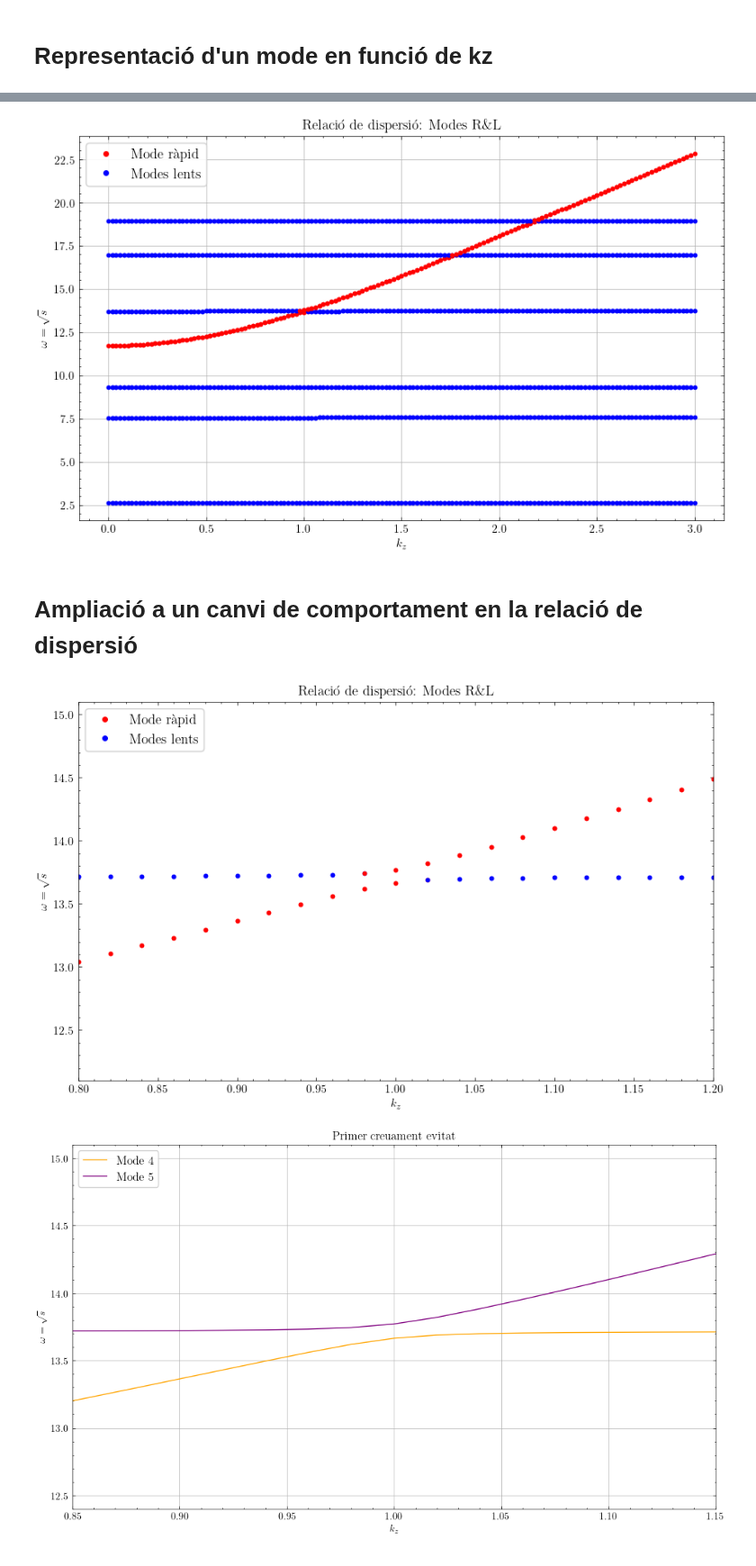
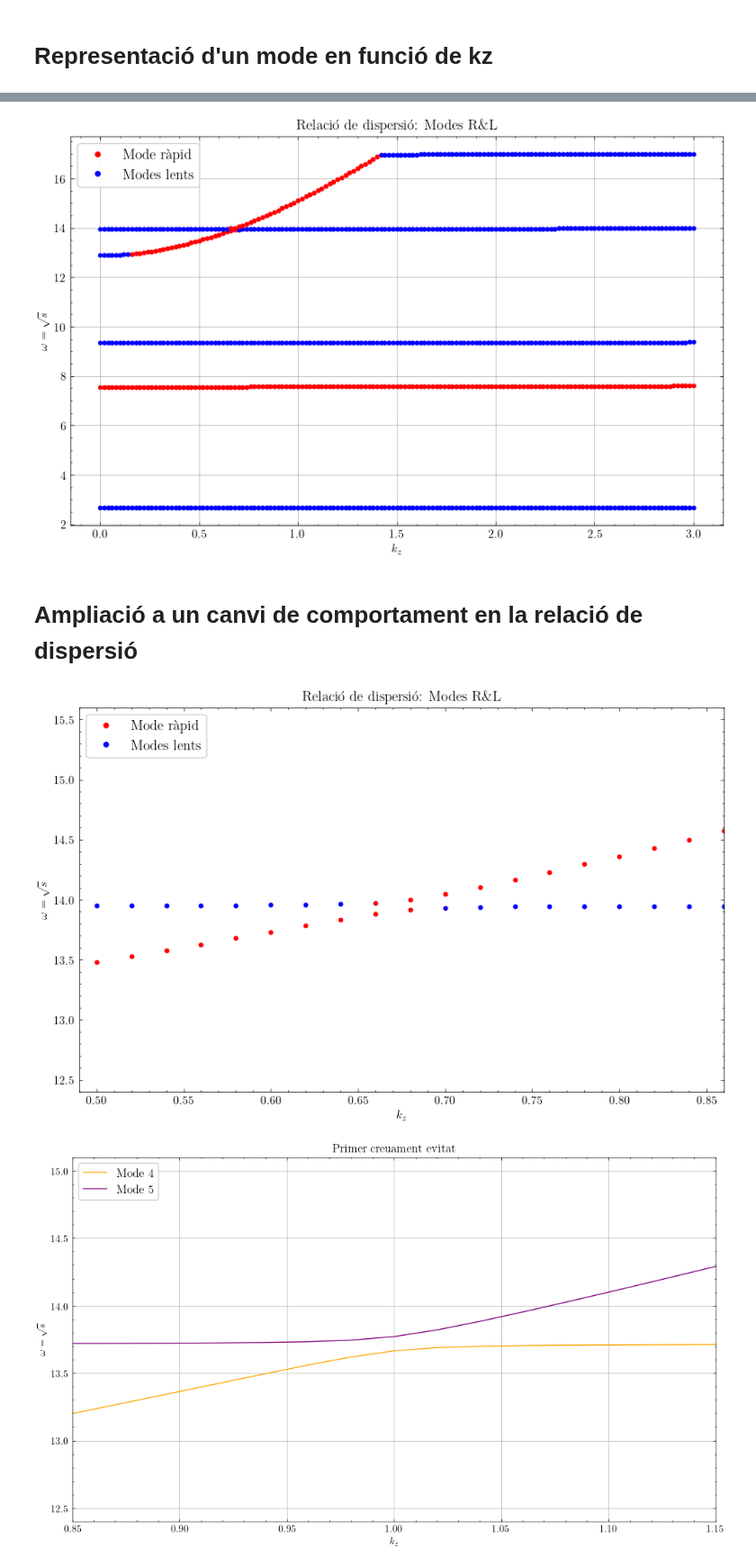
Before and after one commit to JoanRibotOliver/TFG, a Jupyter notebook: Fast & slow modes.ipynb, the cells around one changed output, grey strips where cells are left out. Shown at 90% size. Drawn from its saved outputs; the diff is of its cells as text; code cells hidden in the pictures.

```diff
--- a/Fast & slow modes.ipynb
+++ b/Fast & slow modes.ipynb
@@ -68,7 +68,7 @@ def get_eigenvalues(Nevals):
 
 
 """ Paràmetres """
-Nx = 128 # amb 32 ja no és smooth...
+Nx = 128*4 # amb 32 ja no és smooth...
 dtype = np.complex128 # malla en la que es treballa: 128 complexes, ja que hem definit Nx = 128
 
 
@@ -249,8 +249,8 @@ plt.savefig('eigenvalue_error.png', dpi=300)
 # Representació de les autofuncions
 # %%
 ### Nombre de modes que volem representar ###
-N_max_mode = 3
-N_min_mode = 0
+N_max_mode = 6
+N_min_mode = 2
 N_modes = N_max_mode - N_min_mode
 
 ### Define warm and cold color palettes ###
@@ -315,7 +315,7 @@ for n, idx in enumerate(np.argsort(solver.eigenvalues)[N_min_mode:N_max_mode], s
     df = pd.DataFrame(data)
 
 ## Create separate legends
-legend_v10x = plt.legend(handles=handles_v10x, title=r"$\tilde{v}_{x}$ Modes", loc="upper right", bbox_to_anchor=(0.875, 0.2075), frameon=True)
+legend_v10x = plt.legend(handles=handles_v10x, title=r"$\tilde{v}_{x}$ Modes", loc="upper right", bbox_to_anchor=(0.885, 0.25), frameon=True)
 plt.gca().add_artist(legend_v10x)  # Add the first legend to the plot
 plt.legend(handles=handles_v10z, title=r"$v_{z}$ Mode", loc="lower right", bbox_to_anchor=(1, 0), frameon=True)
 
@@ -355,8 +357,20 @@ Valors normalitzats:
 # %% [markdown]
 # Autofuncions individuals
 # %%
+### Nombre de modes ###
+N_max_mode = 6
+N_min_mode = 2
+N_modes = N_max_mode - N_min_mode
+
+
 ### Create a figure and a 2x2 grid of subplots ###
 fig, axs = plt.subplots(2, 2, figsize=(13, 9))
+
+### Define color palettes ###
+cmap_viridis = plt.get_cmap('viridis')
+colors_viridis = [cmap_viridis(i / N_modes) for i in range(N_modes)]
+cmap_brg = plt.get_cmap('brg')
+colors_brg = [cmap_brg(i / N_modes) for i in range(N_modes)]
 
 ### Initialize lists to store handles for legends ###
 handles_v10x_real = []
@@ -384,7 +398,7 @@ for n, idx in enumerate(np.argsort(solver.eigenvalues)[N_min_mode:N_max_mode], s
     ug_normalized = ug / max_val
     wg_normalized = wg / max_val
 
-    axs[0, 0].plot(x, ug/np.max(np.abs(max_val)), label=f"n={n}", color=colors_warm[-n])
+    axs[0, 0].plot(x, ug/np.max(np.abs(max_val)), label=f"n={n}", color=colors_brg[-n])
 axs[0, 0].set_ylim(-1.1, 1.1)
 axs[0, 0].set_xlim(-1, 1)
 axs[0, 0].legend(loc="lower right", frameon=True, title=r"$\tilde{v}_{x}$ Modes")
@@ -432,7 +446,7 @@ for n, idx in enumerate(np.argsort(solver.eigenvalues)[N_min_mode:N_max_mode], s
     ug_normalized = ug / max_val
     wg_normalized = wg / max_val
 
-    axs[0, 1].plot(x, wg/np.max(np.abs(max_val)), label=f"n={n}", color=colors_cold[-n])
+    axs[0, 1].plot(x, wg/np.max(np.abs(max_val)), label=f"n={n}", color=colors_brg[-n])
 axs[0, 1].set_ylim(-1.1, 1.1)
 axs[0, 1].set_xlim(-1, 1)
 axs[0, 1].legend(loc="lower right", frameon=True, title=r"${v}_{z}$ Modes")
@@ -489,6 +504,14 @@ logger = logging.getLogger(__name__)
 from IPython.display import display
 import scienceplots
 plt.style.use('science')
+
+
+
+""" Paràmetres """
+Nx = 128 # amb 32 ja no és smooth...
+dtype = np.complex128 # malla en la que es treballa: 128 complexes, ja que hem definit Nx = 128
+
+
 
 """ Límits del domini """
 xmax = 1
@@ -526,7 +549,10 @@ kz_list = np.linspace(0, 3, Nkz) # Hi ha Nkz's separats equidistantment entre 0
 #ug_normalized_list = []
 #wg_normalized_list = []
 
-evals_k = np.zeros((kz_list.size, evals.size), dtype=np.complex128)
+#evals_k = np.zeros((kz_list.size, evals.size), dtype=np.complex128)
+# Inicialitza evals_k amb la mida correcta
+evals_k = np.zeros((kz_list.size, len(solver.eigenvalues)), dtype=np.complex128)
+
 plt.figure(figsize=(10, 6))
 
 ### Bucle per resolre el problema per cada kz ###
@@ -580,7 +606,7 @@ plt.ylabel("Normalized Eigenfunction")
 plt.xlim(-1, 1)
 plt.ylim(-1.1, 1.1)
 plt.title("Eigenfunction of the First Mode for the First Ten kz Values")
-plt.legend(title=fr"Autofunció, $k_z =$", loc="upper right", frameon=True, fontsize=8, framealpha=0.75)
+plt.legend(title=fr"Autofunció, $k_z$", loc="upper right", frameon=True, fontsize=8, framealpha=0.75)
 plt.grid(True)
 plt.tight_layout()
 plt.show()
@@ -721,9 +728,10 @@ custom_legend = [
     mlines.Line2D([], [], color='blue', marker='o', linestyle='None', markersize=4, label='Modes lents')]
 plt.legend(handles=custom_legend, loc="upper left", frameon=True, fontsize=12, framealpha=0.9)
 plt.grid(True)
+plt.savefig("dd_modes_rapid_i_lent.png", dpi=300, bbox_inches='tight')
 plt.show()
 # %% [output]
-[figure, old version]
+[figure, new version]
 # %% [markdown]
 # Ampliació a un canvi de comportament en la relació de dispersió
 # %%
@@ -744,36 +752,37 @@ for i in range(7):
 
     # Controlar l'índex dels colors
     color_idx = 0
 
     # Imprimir els resultats --- MOLT ÚTIL
     #print(f"Mode {i+1}: Increment dràstic a kz = {drastic_increase_points[f'Mode {i+1}']}")
 
     for j in range(len(d_omega_d_kz)):
         if color_idx >= len(assigned_colors):
             color = "blue"  # Per seguretat, si falten colors
         else:
             color = assigned_colors[color_idx]
 
         plt.plot(kz_values[j:j+2], omega[j:j+2], '.', color=color, linewidth=2)
 
         # Només canviem de color si hi ha un canvi de zona
         if j < len(d_omega_d_kz) - 1:
             if is_drastic[j] != is_drastic[j+1]:
                 color_idx += 1
 
 plt.xlabel(r"$k_z$")
 plt.ylabel(r"$\omega = \sqrt{s}$")
-plt.xlim(0.8, 1.2)
-plt.ylim(12.4, 15.1)
+plt.xlim(0.49, 0.86)
+plt.ylim(12.4, 15.6)
 plt.title(r"Relació de dispersió: Modes R\&L")
 custom_legend = [
     mlines.Line2D([], [], color='red', marker='o', linestyle='None', markersize=4, label='Mode ràpid'),
     mlines.Line2D([], [], color='blue', marker='o', linestyle='None', markersize=4, label='Modes lents')]
 plt.legend(handles=custom_legend, loc="upper left", frameon=True, fontsize=12, framealpha=0.9)
 plt.grid(False)
+plt.savefig("dd_avoided_crossing.png", dpi=300, bbox_inches='tight')
 plt.show()
 # %% [output]
-[figure, old version]
+[figure, new version]
 # %%
 # First anticrossing
 
```
Also changed, not shown: parts of 9 cells of this notebook, 15 other files.
